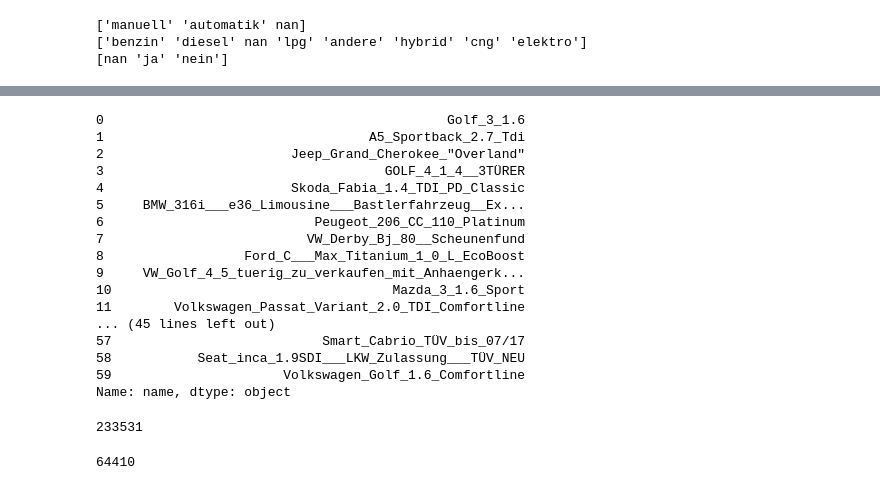
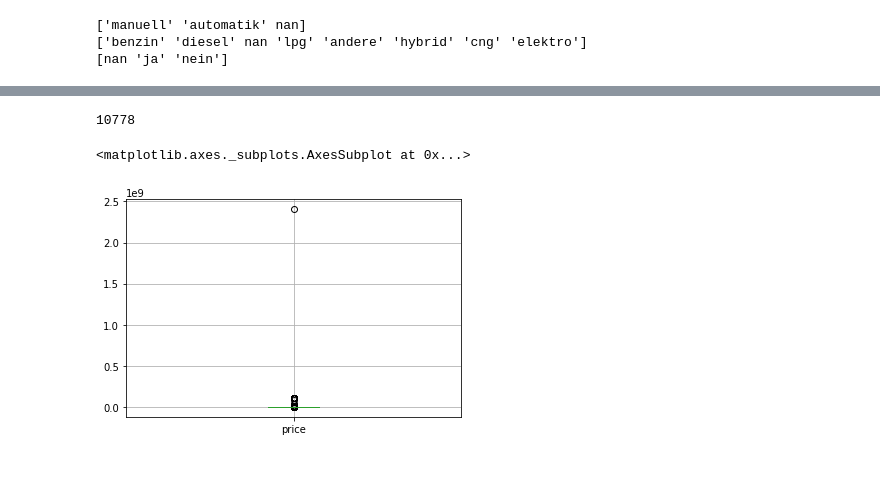
Before and after one commit to thomsu/Ebay-Car-Ads, a Jupyter notebook: CarRegression.ipynb, the cells around one changed output, grey strips where cells are left out. Saved outputs shown, nothing was run; the diff lists cells and outputs as text; code cells hidden in the pictures.

```diff
--- a/CarRegression.ipynb
+++ b/CarRegression.ipynb
@@ -140,28 +139,11 @@ df.head()
-# %%
-df['name'][:60]
-# %% [output]
-0                                            Golf_3_1.6
-1                                  A5_Sportback_2.7_Tdi
-2                        Jeep_Grand_Cherokee_"Overland"
-3                                    GOLF_4_1_4__3TÜRER
-4                        Skoda_Fabia_1.4_TDI_PD_Classic
-5     BMW_316i___e36_Limousine___Bastlerfahrzeug__Ex...
-6                           Peugeot_206_CC_110_Platinum
-7                          VW_Derby_Bj_80__Scheunenfund
-8                  Ford_C___Max_Titanium_1_0_L_EcoBoost
-9     VW_Golf_4_5_tuerig_zu_verkaufen_mit_Anhaengerk...
-10                                    Mazda_3_1.6_Sport
-11        Volkswagen_Passat_Variant_2.0_TDI_Comfortline
-... (45 lines left out)
-57                           Smart_Cabrio_TÜV_bis_07/17
-58           Seat_inca_1.9SDI___LKW_Zulassung___TÜV_NEU
-59                      Volkswagen_Golf_1.6_Comfortline
-Name: name, dtype: object
-# %%
-df['name'].nunique()
-# %% [output]
-233531
-# %%
-(df['name'].str.lower().str.split('_', 3).str.join(' ').str.rpartition(' ')[0]).nunique()
-# %% [output]
-64410
+# %%
+df[df['price']==0].shape[0]
+# %% [output]
+10778
+# %%
+df.drop(df.index[df['price']==0], axis=0, inplace=True)
+# %%
+df.boxplot(column='price')
+# %% [output]
+<matplotlib.axes._subplots.AxesSubplot at 0x...>
+[figure, added]
```
Also changed, not shown: parts of 30 cells of this notebook, 2 other files.
